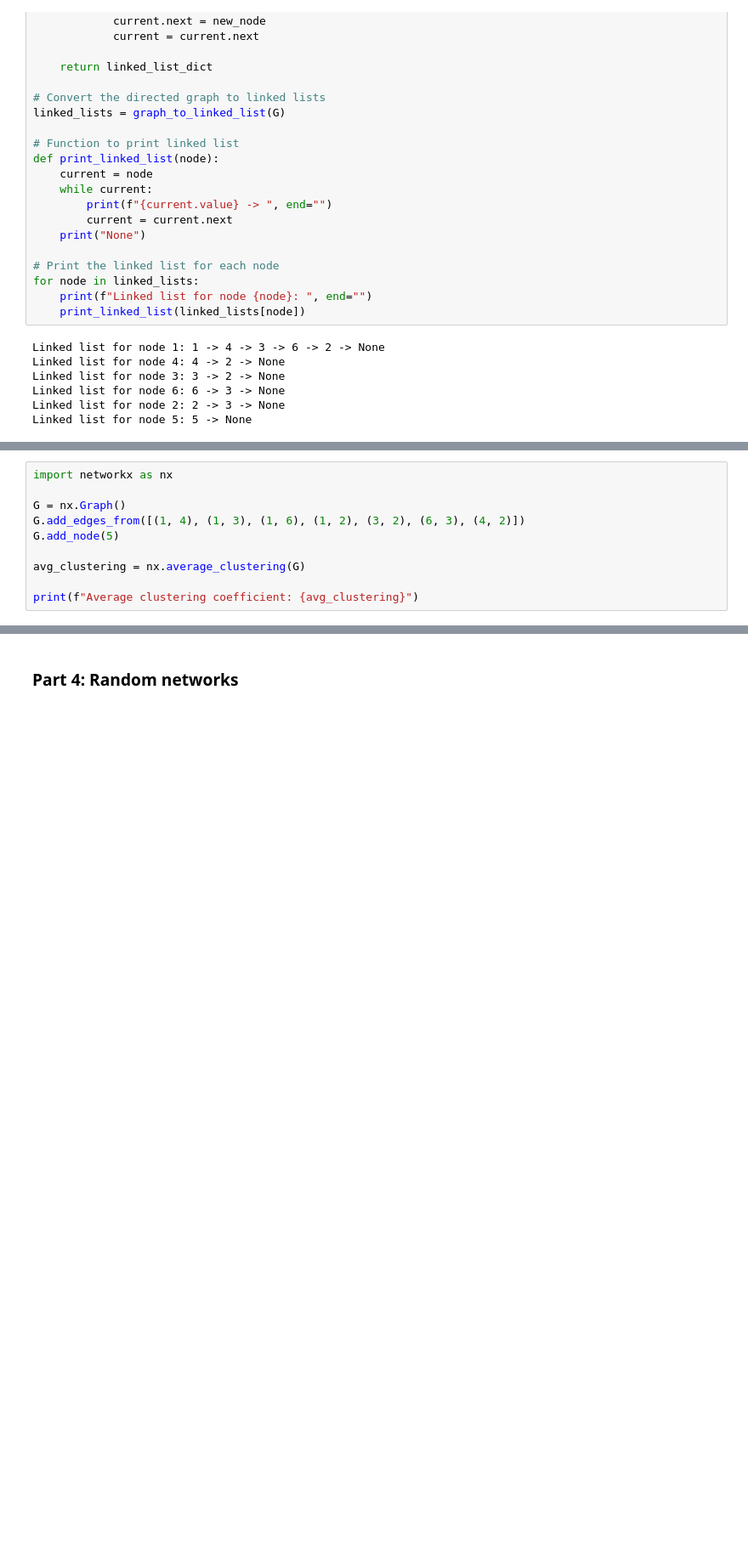
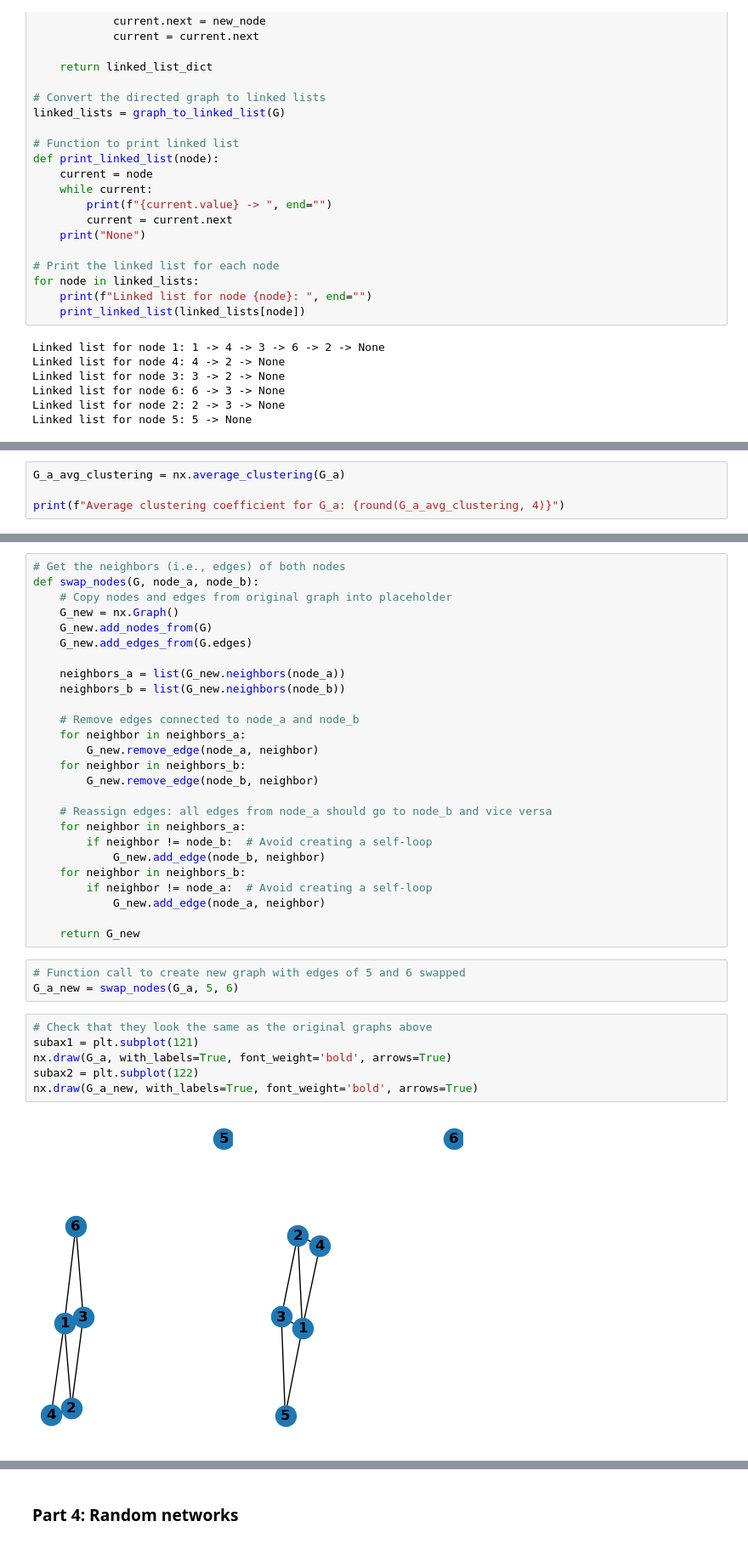
Before and after one commit to AleksandarLukic96/02805_Social_Graphs_and_Interactions, a Jupyter notebook: Exercise_solutions/Week_2.ipynb, the cells around one changed output, grey strips where cells are left out. Shown at 85% size. Drawn from its saved outputs; the diff is of its cells as text; blank space fills up the shorter version.

```diff
--- a/Exercise_solutions/Week_2.ipynb
+++ b/Exercise_solutions/Week_2.ipynb
@@ -233,10 +235,4 @@ Exercise
 # %%
-import networkx as nx
+G_a_avg_clustering = nx.average_clustering(G_a)
 
-G = nx.Graph()
-G.add_edges_from([(1, 4), (1, 3), (1, 6), (1, 2), (3, 2), (6, 3), (4, 2)])
-G.add_node(5)
-
-avg_clustering = nx.average_clustering(G)
-
-print(f"Average clustering coefficient: {avg_clustering}")
+print(f"Average clustering coefficient for G_a: {round(G_a_avg_clustering, 4)}")
@@ -257,0 +280,37 @@ print("Linked list for node 6: 6 -> None")
+# %%
+# Get the neighbors (i.e., edges) of both nodes
+def swap_nodes(G, node_a, node_b):
+    # Copy nodes and edges from original graph into placeholder
+    G_new = nx.Graph()
+    G_new.add_nodes_from(G)
+    G_new.add_edges_from(G.edges)
+
+    neighbors_a = list(G_new.neighbors(node_a))
+    neighbors_b = list(G_new.neighbors(node_b))
+
+    # Remove edges connected to node_a and node_b
+    for neighbor in neighbors_a:
+        G_new.remove_edge(node_a, neighbor)
+    for neighbor in neighbors_b:
+        G_new.remove_edge(node_b, neighbor)
+
+    # Reassign edges: all edges from node_a should go to node_b and vice versa
+    for neighbor in neighbors_a:
+        if neighbor != node_b:  # Avoid creating a self-loop
+            G_new.add_edge(node_b, neighbor)
+    for neighbor in neighbors_b:
+        if neighbor != node_a:  # Avoid creating a self-loop
+            G_new.add_edge(node_a, neighbor)
+
+    return G_new
+# %%
+# Function call to create new graph with edges of 5 and 6 swapped
+G_a_new = swap_nodes(G_a, 5, 6)
+# %%
+# Check that they look the same as the original graphs above
+subax1 = plt.subplot(121)
+nx.draw(G_a, with_labels=True, font_weight='bold', arrows=True)
+subax2 = plt.subplot(122)
+nx.draw(G_a_new, with_labels=True, font_weight='bold', arrows=True)
+# %% [output]
+[figure, added]
```
Also changed, not shown: parts of 72 cells of this notebook.
